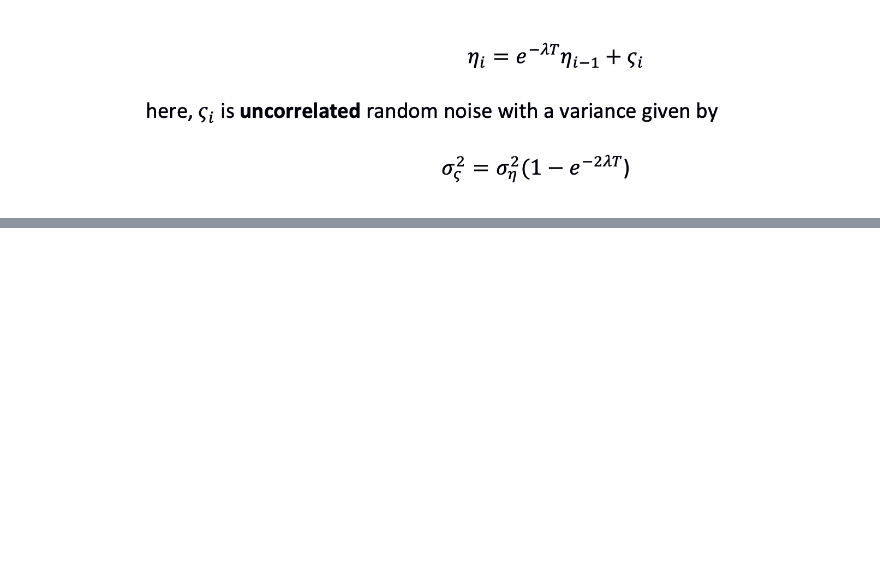
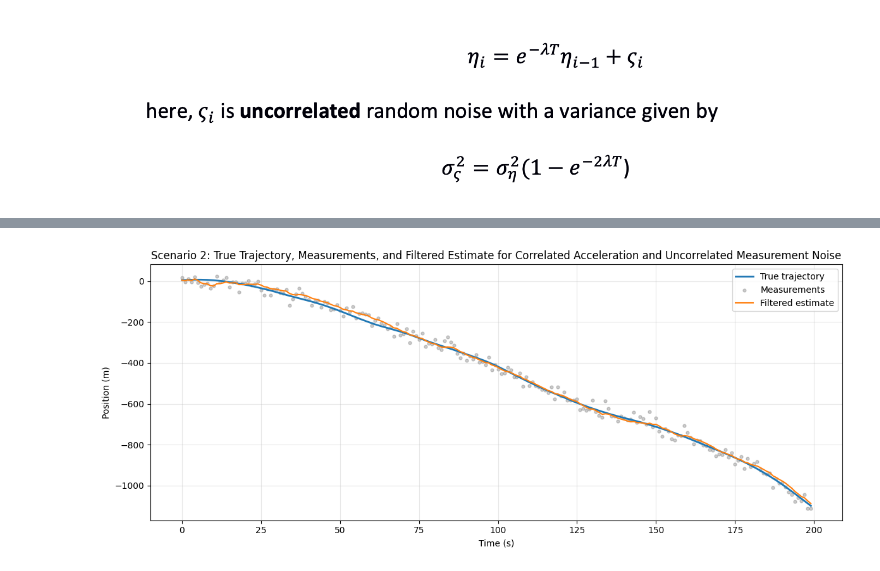
Before and after one commit to VladZg/Experimental-data-processing, a Jupyter notebook: task8/assignment8.ipynb, the cells around one changed output, grey strips where cells are left out. Cells and saved outputs as stored; diff of their text form; code cells hidden in the pictures; blank space fills up the shorter version.

```diff
--- a/task8/assignment8.ipynb
+++ b/task8/assignment8.ipynb
@@ -142,0 +215,34 @@ def generate_measurements(true_trajectory, eta, lam, t=T, sigma_eta=np.sqrt(VARI
+# %%
+# scenario 2: correlated acceleration, uncorrelated measurements
+true_trajectory_2, _ = generate_true_trajectory(
+    lam=LAMBDA_CORRELATED
+)
+
+measurements_2 = generate_measurements(
+    true_trajectory_2,
+    lam=LAMBDA_UNCORRELATED
+)
+
+_, _, x_filt_2, _, _ = kalman_filter(
+    measurements_2, PHI, H, Q, R, X_0_0, P_0_0
+)
+
+time = np.arange(POINTS) * T
+
+plt.figure(figsize=(12, 5))
+plt.plot(time, true_trajectory_2, label="True trajectory", linewidth=2)
+plt.scatter(
+    time, measurements_2,
+    label="Measurements", s=12, alpha=0.4, color="gray"
+)
+plt.plot(time, x_filt_2[:, 0, 0], label="Filtered estimate")
+
+plt.xlabel("Time (s)")
+plt.ylabel("Position (m)")
+plt.title("Scenario 2: True Trajectory, Measurements, and Filtered Estimate for Correlated Acceleration and Uncorrelated Measurement Noise")
+plt.legend()
+plt.grid(alpha=0.3)
+plt.tight_layout()
+plt.show()
+# %% [output]
+[figure, added]
```
Also changed, not shown: parts of 10 cells of this notebook.
